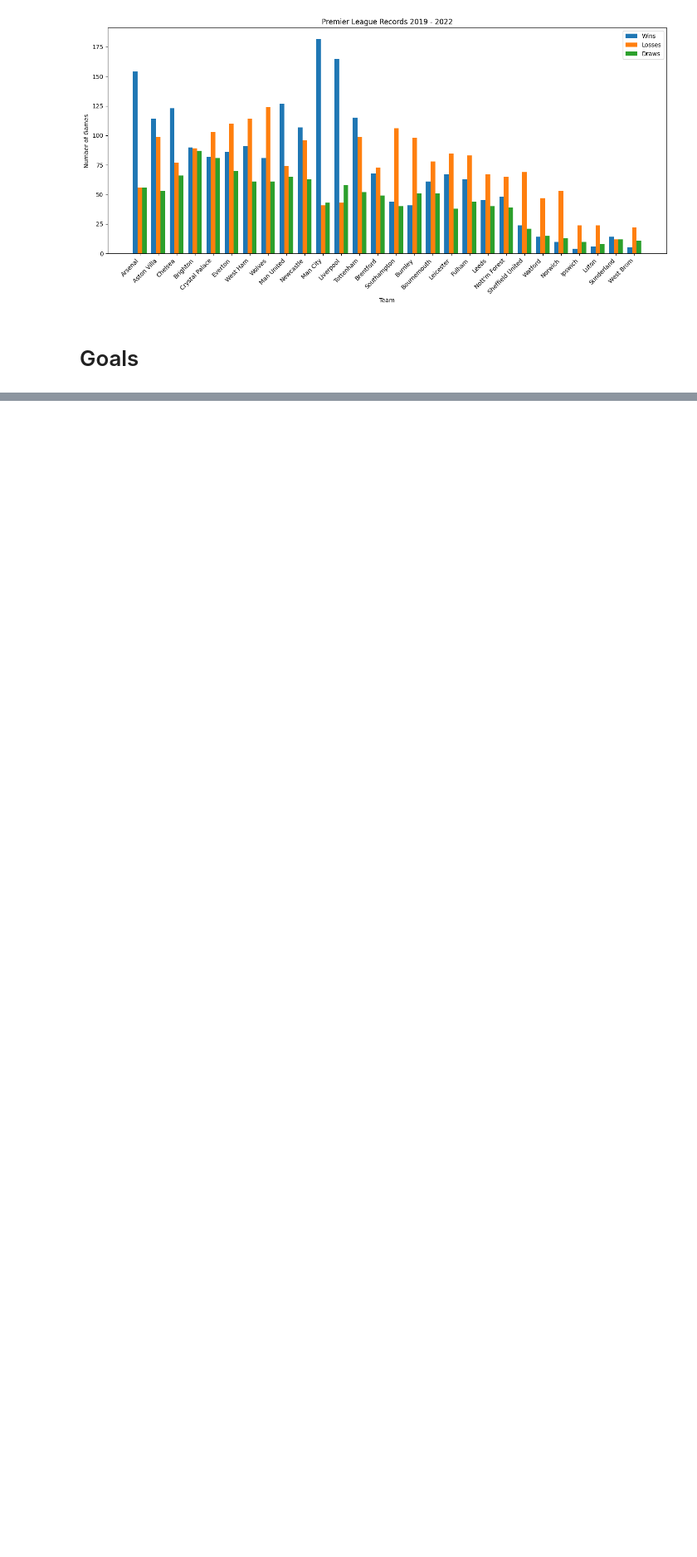
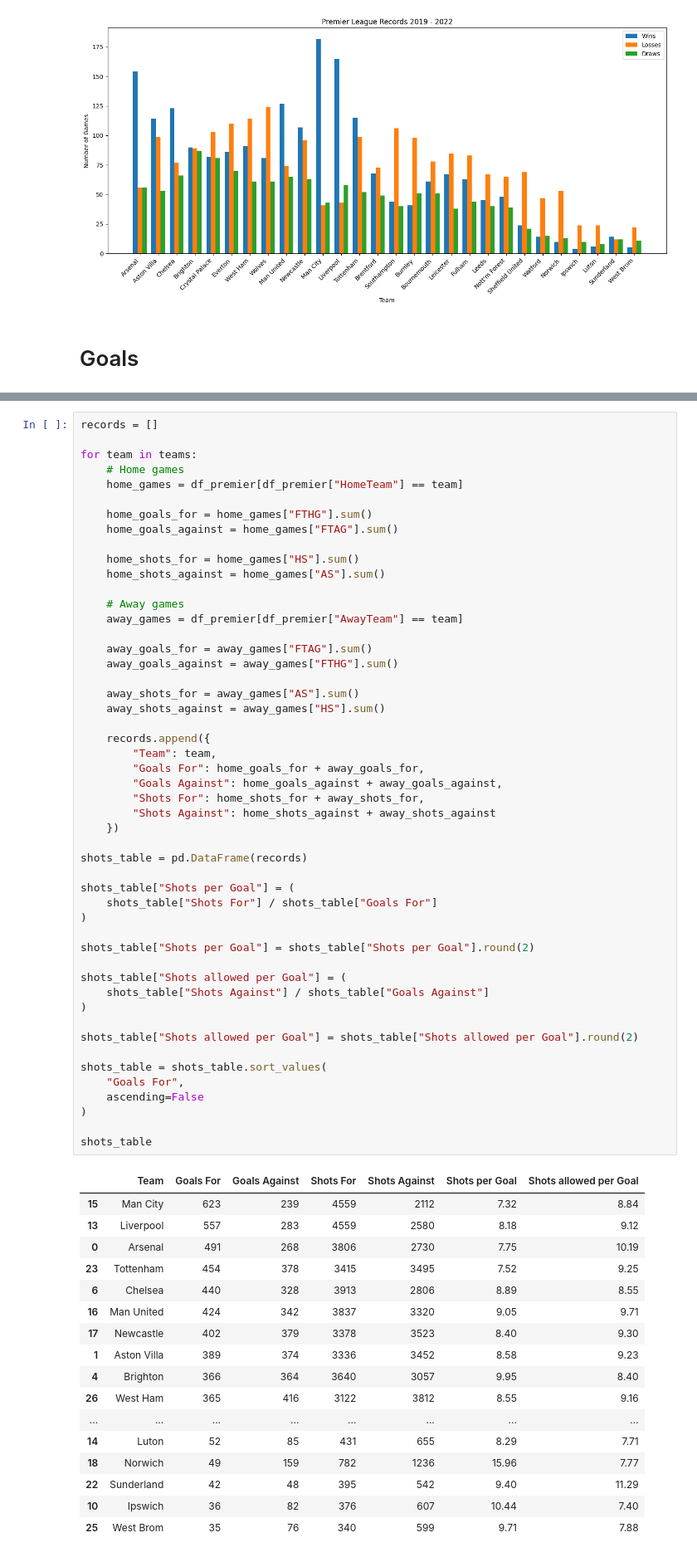
Before and after one commit to kkathait/D501_Final_Project, a Jupyter notebook: premier_data_vis.ipynb, the cells around one changed output, grey strips where cells are left out. Shown at 83% size. Drawn from its saved outputs; the diff is of its cells as text; blank space fills up the shorter version.

```diff
--- a/premier_data_vis.ipynb
+++ b/premier_data_vis.ipynb
@@ -225,0 +249,68 @@ plt.show()
+# %%
+records = []
+
+for team in teams:
+    # Home games
+    home_games = df_premier[df_premier["HomeTeam"] == team]
+
+    home_goals_for = home_games["FTHG"].sum()
+    home_goals_against = home_games["FTAG"].sum()
+
+    home_shots_for = home_games["HS"].sum()
+    home_shots_against = home_games["AS"].sum()
+
+    # Away games
+    away_games = df_premier[df_premier["AwayTeam"] == team]
+
+    away_goals_for = away_games["FTAG"].sum()
+    away_goals_against = away_games["FTHG"].sum()
+
+    away_shots_for = away_games["AS"].sum()
+    away_shots_against = away_games["HS"].sum()
+
+    records.append({
+        "Team": team,
+        "Goals For": home_goals_for + away_goals_for,
+        "Goals Against": home_goals_against + away_goals_against,
+        "Shots For": home_shots_for + away_shots_for,
+        "Shots Against": home_shots_against + away_shots_against
+    })
+
+shots_table = pd.DataFrame(records)
+
+shots_table["Shots per Goal"] = (
+    shots_table["Shots For"] / shots_table["Goals For"]
+)
+
+shots_table["Shots per Goal"] = shots_table["Shots per Goal"].round(2)
+
+shots_table["Shots allowed per Goal"] = (
+    shots_table["Shots Against"] / shots_table["Goals Against"]
+)
+
+shots_table["Shots allowed per Goal"] = shots_table["Shots allowed per Goal"].round(2)
+
+shots_table = shots_table.sort_values(
+    "Goals For",
+    ascending=False
+)
+
+shots_table
+# %% [output]
+|  | Team | Goals For | Goals Against | Shots For | Shots Against | Shots per Goal | Shots allowed per Goal |
+| 15 | Man City | 623 | 239 | 4559 | 2112 | 7.32 | 8.84 |
+| 13 | Liverpool | 557 | 283 | 4559 | 2580 | 8.18 | 9.12 |
+| 0 | Arsenal | 491 | 268 | 3806 | 2730 | 7.75 | 10.19 |
+| 23 | Tottenham | 454 | 378 | 3415 | 3495 | 7.52 | 9.25 |
+| 6 | Chelsea | 440 | 328 | 3913 | 2806 | 8.89 | 8.55 |
+| 16 | Man United | 424 | 342 | 3837 | 3320 | 9.05 | 9.71 |
+| 17 | Newcastle | 402 | 379 | 3378 | 3523 | 8.40 | 9.30 |
+| 1 | Aston Villa | 389 | 374 | 3336 | 3452 | 8.58 | 9.23 |
+| 4 | Brighton | 366 | 364 | 3640 | 3057 | 9.95 | 8.40 |
+| 26 | West Ham | 365 | 416 | 3122 | 3812 | 8.55 | 9.16 |
+| ... | ... | ... | ... | ... | ... | ... | ... |
+| 14 | Luton | 52 | 85 | 431 | 655 | 8.29 | 7.71 |
+| 18 | Norwich | 49 | 159 | 782 | 1236 | 15.96 | 7.77 |
+| 22 | Sunderland | 42 | 48 | 395 | 542 | 9.40 | 11.29 |
+| 10 | Ipswich | 36 | 82 | 376 | 607 | 10.44 | 7.40 |
+| 25 | West Brom | 35 | 76 | 340 | 599 | 9.71 | 7.88 |
```
Also changed, not shown: parts of 6 cells of this notebook.
